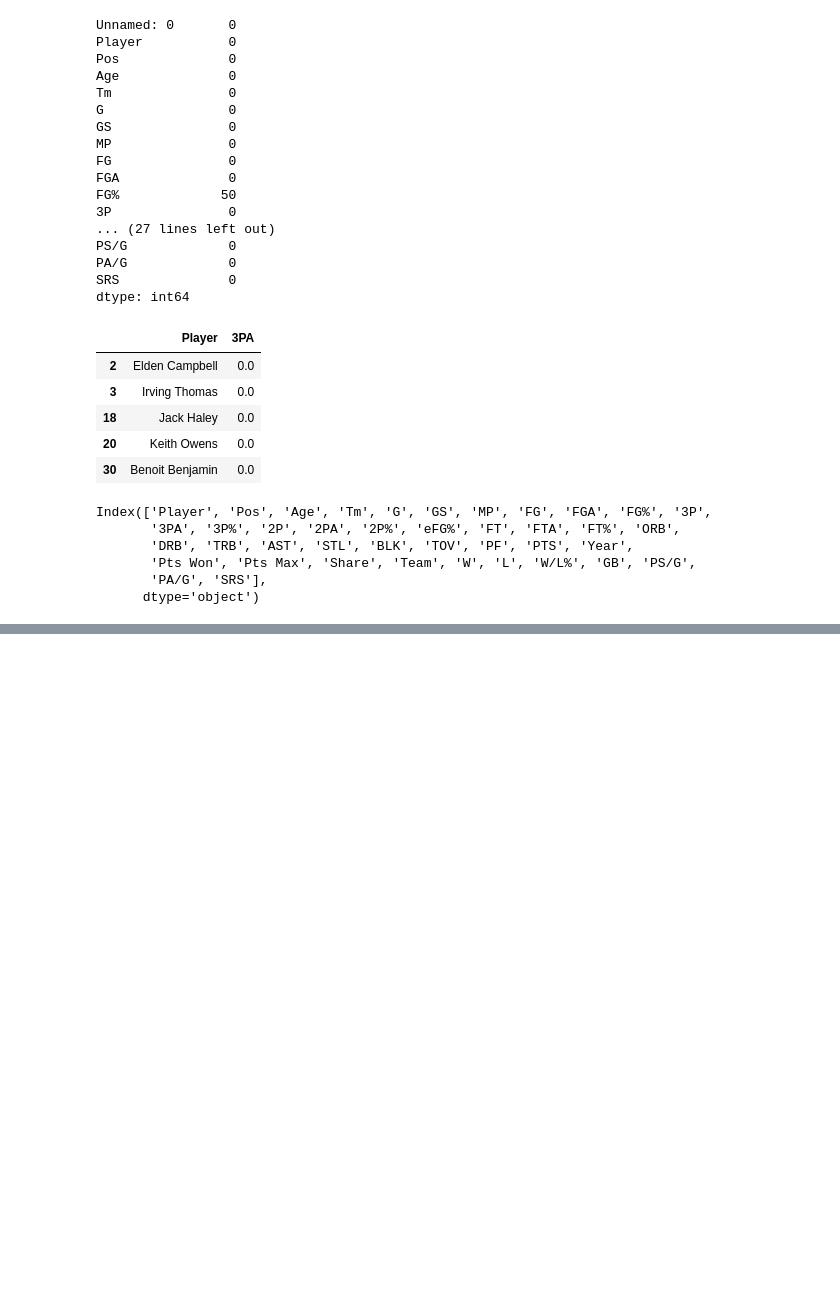
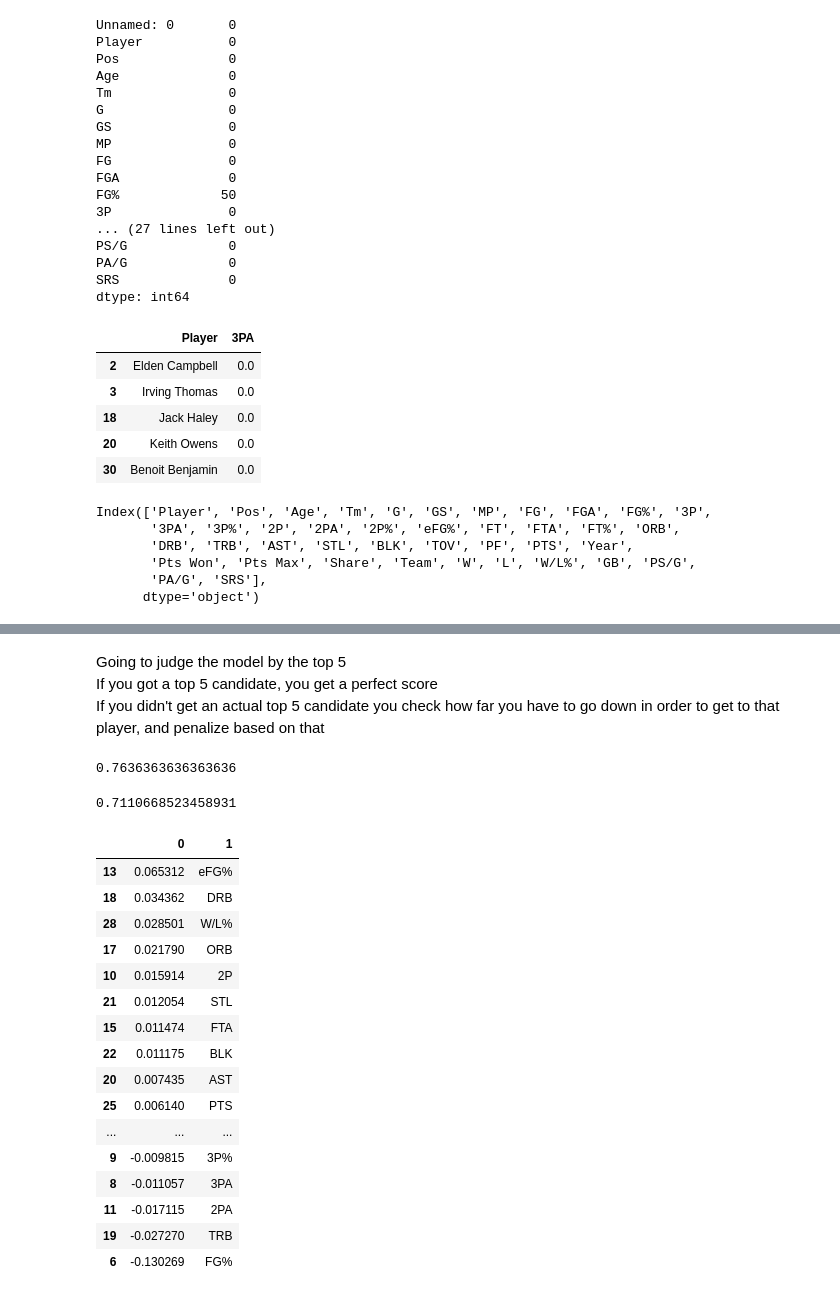
Before and after one commit to mbarve117/nbamvp, a Jupyter notebook: notebooks/predictor.ipynb, the cells around one changed output, grey strips where cells are left out. Drawn from its saved outputs; the diff is of its cells as text; code cells hidden in the pictures; blank space fills up the shorter version.

```diff
--- a/notebooks/predictor.ipynb
+++ b/notebooks/predictor.ipynb
@@ -68,0 +143,21 @@ test = stats[stats["Year"] == 2023]
+# %% [markdown]
+Going to judge the model by the top 5<br>
+If you got a top 5 candidate, you get a perfect score<br>
+If you didn't get an actual top 5 candidate you check how far you have to go down in order to get to that player, and penalize based on that<br>
+# %%
+def find_ap(combo_df):
+    actual = combo_df.sort_values("Share", ascending=False).head(5)
+    predicted = combo_df.sort_values("predictions", ascending=False)
+    ps = []
+    found = 0
+    seen = 1
+    for index, row in predicted.iterrows():
+        if row["Player"] in actual["Player"].values:
+            found += 1
+            ps.append(found/seen)
+        seen += 1
+    return sum(ps)/len(ps)
+# %%
+find_ap(combo)
+# %% [output]
+0.7636363636363636
@@ -68,0 +168,27 @@ test = stats[stats["Year"] == 2023]
+# %%
+years = list(range(1991, 2022))
+# %%
+def add_ranks(predictions):
+    predictions = predictions.sort_values("predictions", ascending=False)
+    predictions["Predicted_Rk"] = list(range(1,predictions.shape[0]+1))
+    predictions = predictions.sort_values("Share", ascending=False)
+    predictions["Rk"] = list(range(1,predictions.shape[0]+1))
+    predictions["Diff"] = (predictions["Rk"] - predictions["Predicted_Rk"])
+    return predictions
+# %%
+aps = []
+all_predictions = []
+for year in years[5:]:
+    train = stats[stats["Year"]<year]
+    test = stats[stats["Year"]==year]
+    reg.fit(train[predictors], train["Share"])
+    predictions = reg.predict(test[predictors])
+    predictions = pd.DataFrame(predictions, columns=["predictions"], index=test.index)
+    combination = pd.concat([test[["Player", "Share"]], predictions], axis=1)
+    combination = add_ranks(combination)
+    all_predictions.append(combination)
+    aps.append(find_ap(combination))
+# %%
+sum(aps)/len(aps)
+# %% [output]
+0.7110668523458931
@@ -68,0 +210,21 @@ test = stats[stats["Year"] == 2023]
+# %%
+# Lets check the coefficients of the regression to find out which variables the algorithm is looking at the most
+pd.concat([pd.Series(reg.coef_), pd.Series(predictors)], axis=1).sort_values(0, ascending=False)
+# %% [output]
+|  | 0 | 1 |
+| 13 | 0.065312 | eFG% |
+| 18 | 0.034362 | DRB |
+| 28 | 0.028501 | W/L% |
+| 17 | 0.021790 | ORB |
+| 10 | 0.015914 | 2P |
+| 21 | 0.012054 | STL |
+| 15 | 0.011474 | FTA |
+| 22 | 0.011175 | BLK |
+| 20 | 0.007435 | AST |
+| 25 | 0.006140 | PTS |
+| ... | ... | ... |
+| 9 | -0.009815 | 3P% |
+| 8 | -0.011057 | 3PA |
+| 11 | -0.017115 | 2PA |
+| 19 | -0.027270 | TRB |
+| 6 | -0.130269 | FG% |
```
Also changed, not shown: parts of 35 cells of this notebook.
